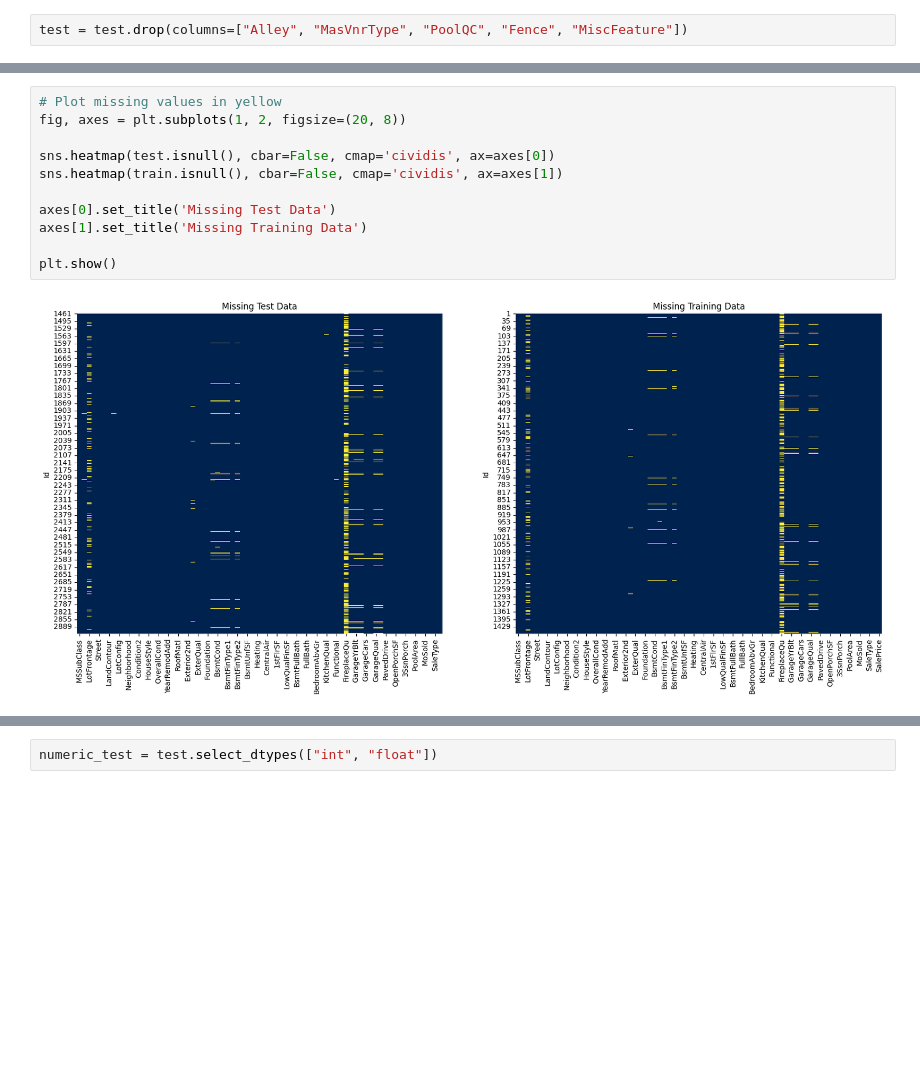
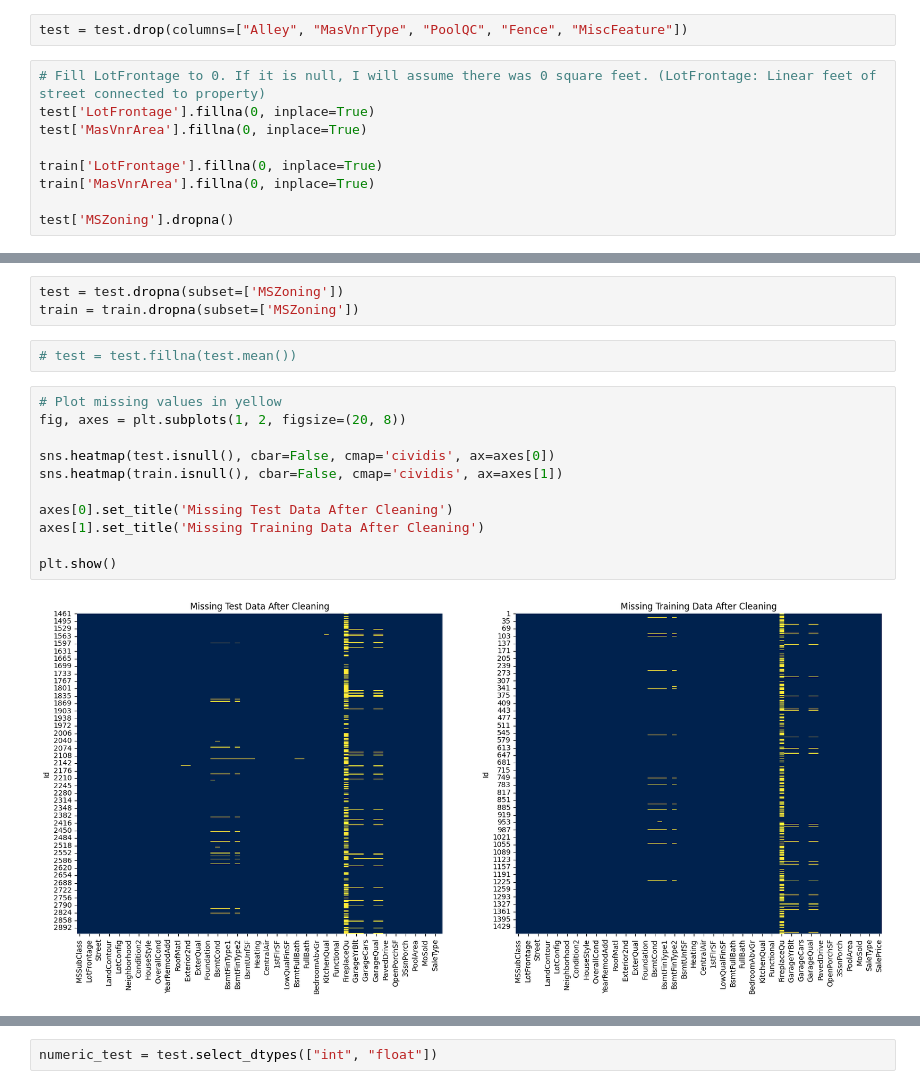
Before and after one commit to dustyshaw/Data_Sci_Final, a Jupyter notebook: Math_3080_Final.ipynb, the cells around one changed output, grey strips where cells are left out. Drawn from its saved outputs; the diff is of its cells as text; blank space fills up the shorter version.

```diff
--- a/Math_3080_Final.ipynb
+++ b/Math_3080_Final.ipynb
@@ -128,3 +128,12 @@ MiscFeature    0.964384
 dtype: float64
 # %%
 test = test.drop(columns=["Alley", "MasVnrType", "PoolQC", "Fence", "MiscFeature"])
+# %%
+# Fill LotFrontage to 0. If it is null, I will assume there was 0 square feet. (LotFrontage: Linear feet of street connected to property)
+test['LotFrontage'].fillna(0, inplace=True)
+test['MasVnrArea'].fillna(0, inplace=True)
+
+train['LotFrontage'].fillna(0, inplace=True)
+train['MasVnrArea'].fillna(0, inplace=True)
+
+test['MSZoning'].dropna()
@@ -131,14 +175,19 @@ test = test.drop(columns=["Alley", "MasVnrType", "PoolQC", "Fence", "MiscFeature
+# %%
+test = test.dropna(subset=['MSZoning'])
+train = train.dropna(subset=['MSZoning'])
+# %%
+# test = test.fillna(test.mean())
 # %%
 # Plot missing values in yellow
 fig, axes = plt.subplots(1, 2, figsize=(20, 8))
 
 sns.heatmap(test.isnull(), cbar=False, cmap='cividis', ax=axes[0])
 sns.heatmap(train.isnull(), cbar=False, cmap='cividis', ax=axes[1])
 
-axes[0].set_title('Missing Test Data')
-axes[1].set_title('Missing Training Data')
+axes[0].set_title('Missing Test Data After Cleaning')
+axes[1].set_title('Missing Training Data After Cleaning')
 
 plt.show()
 # %% [output]
-[figure, old version]
+[figure, new version]
 # %%
```
Also changed, not shown: parts of 4 cells of this notebook.
